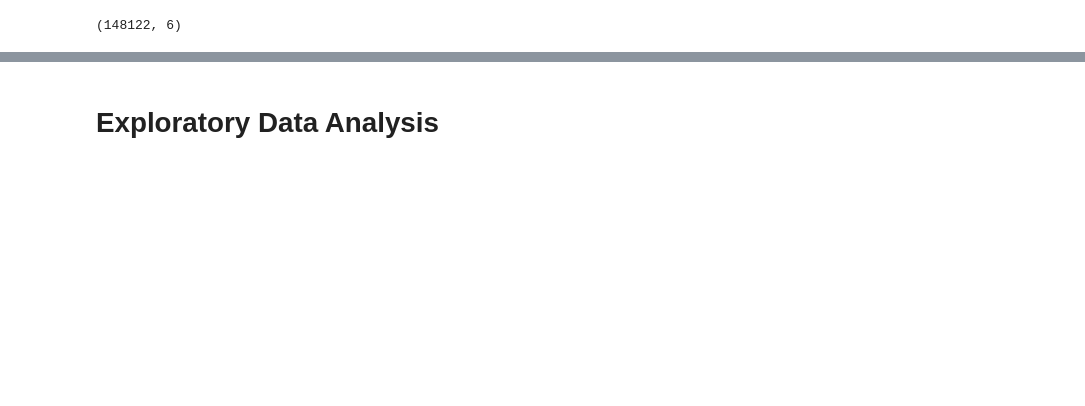
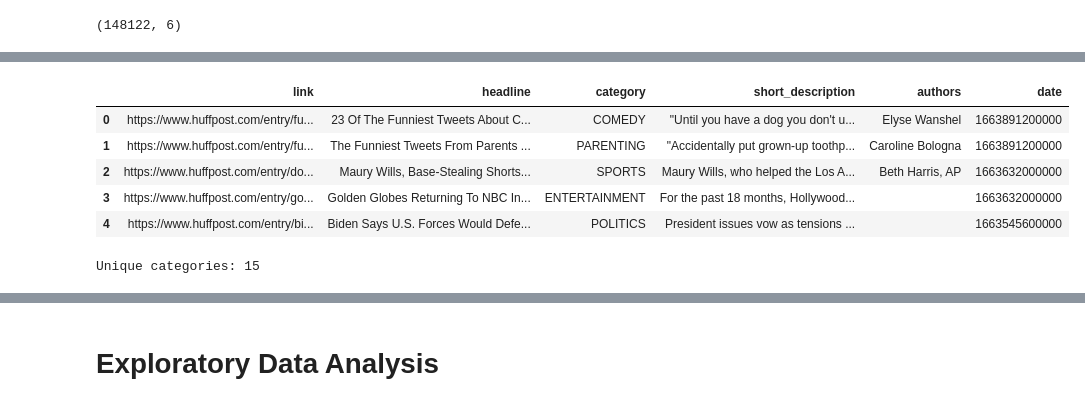
Before and after one commit to benjordan98/intelligent_sys_assignment2, a Jupyter notebook: code.ipynb, the cells around one changed output, grey strips where cells are left out. Cells and saved outputs as stored; diff of their text form; code cells hidden in the pictures; blank space fills up the shorter version.

```diff
--- a/code.ipynb
+++ b/code.ipynb
@@ -30,0 +73,13 @@ df.shape
+# %%
+df.head()
+# %% [output]
+|  | link | headline | category | short_description | authors | date |
+| 0 | https://www.huffpost.com/entry/fu... | 23 Of The Funniest Tweets About C... | COMEDY | "Until you have a dog you don't u... | Elyse Wanshel | 1663891200000 |
+| 1 | https://www.huffpost.com/entry/fu... | The Funniest Tweets From Parents ... | PARENTING | "Accidentally put grown-up toothp... | Caroline Bologna | 1663891200000 |
+| 2 | https://www.huffpost.com/entry/do... | Maury Wills, Base-Stealing Shorts... | SPORTS | Maury Wills, who helped the Los A... | Beth Harris, AP | 1663632000000 |
+| 3 | https://www.huffpost.com/entry/go... | Golden Globes Returning To NBC In... | ENTERTAINMENT | For the past 18 months, Hollywood... |  | 1663632000000 |
+| 4 | https://www.huffpost.com/entry/bi... | Biden Says U.S. Forces Would Defe... | POLITICS | President issues vow as tensions ... |  | 1663545600000 |
+# %%
+print("Unique categories:",df['category'].nunique())
+# %% [output]
+Unique categories: 15
```
Also changed, not shown: parts of 16 cells of this notebook.
